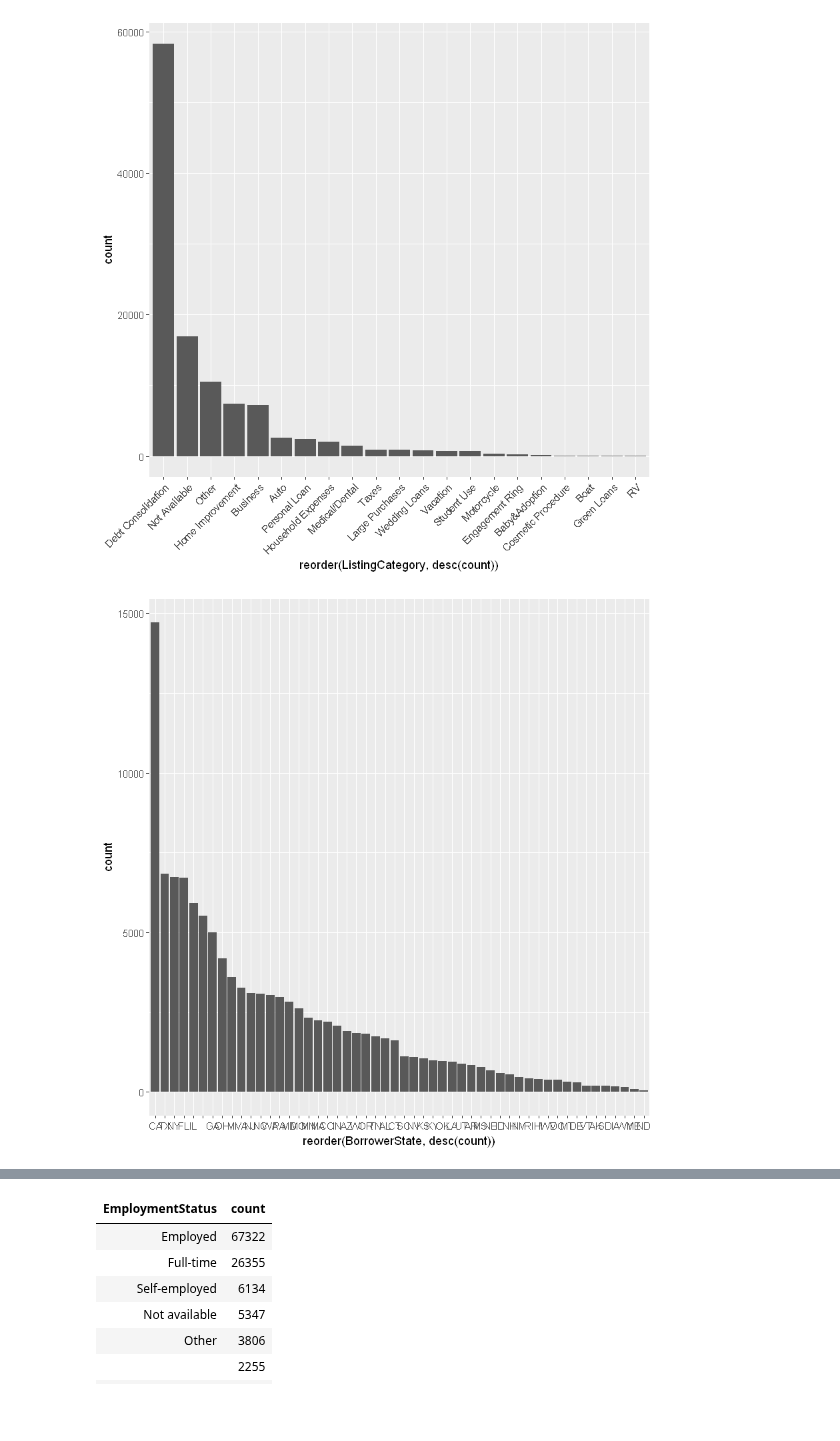
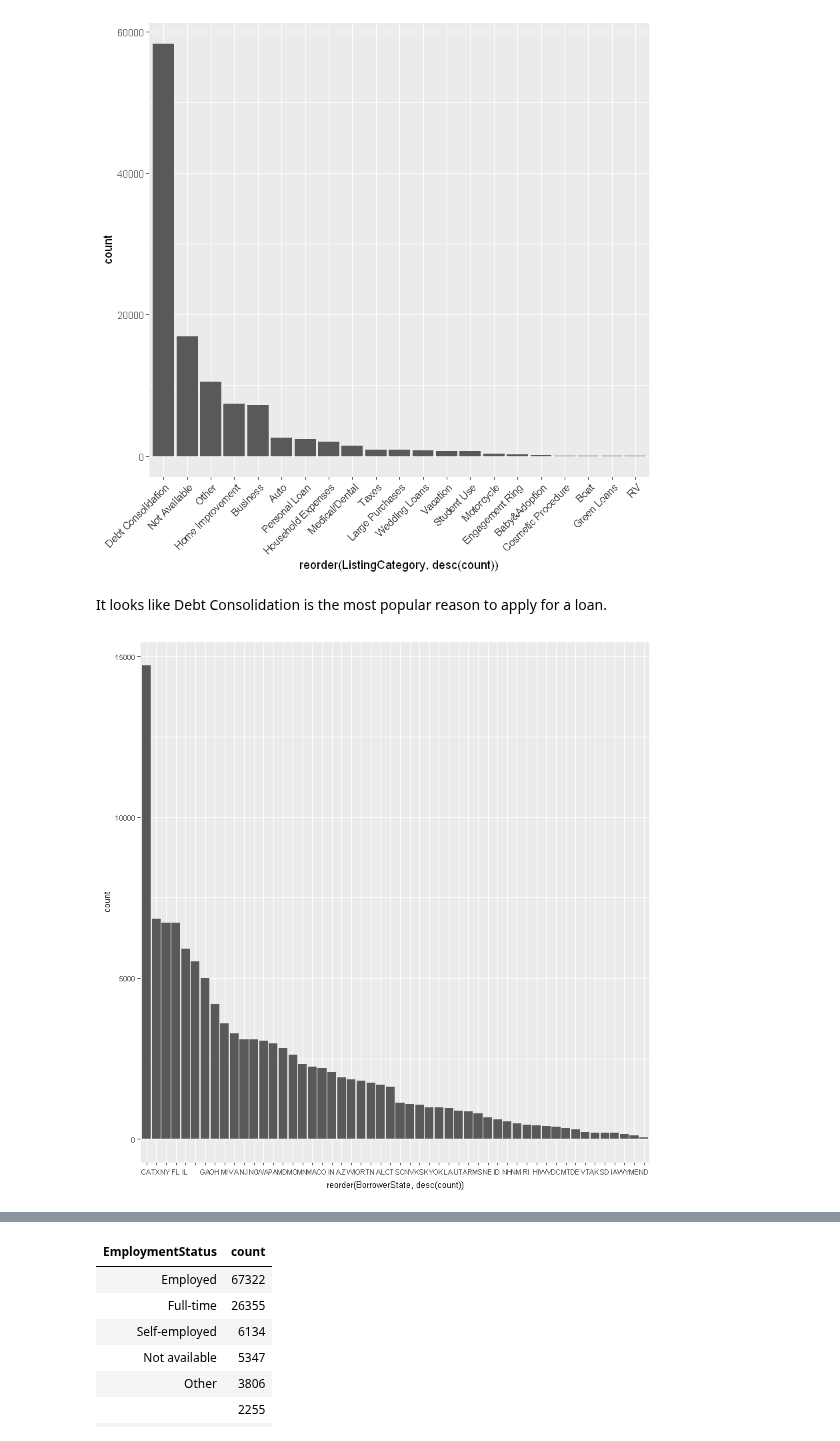
Before and after one commit to timdef/ProsperLoanEDA, a Jupyter notebook: UnivariateExploration.ipynb, the cells around one changed output, grey strips where cells are left out. Cells and saved outputs as stored; diff of their text form; code cells hidden in the pictures; blank space fills up the shorter version.

```diff
--- a/UnivariateExploration.ipynb
+++ b/UnivariateExploration.ipynb
@@ -431,13 +416,16 @@ geom_bar(stat="Identity") +
 theme(axis.text.x = element_text(angle = 45, hjust = 1))
 # %% [output]
 [figure]
+# %% [markdown]
+It looks like Debt Consolidation is the most popular reason to apply for a loan.
 # %%
 datadf %>%
 group_by(BorrowerState) %>%
 summarise(count = n()) %>%
-ggplot(aes(x=reorder(BorrowerState, desc(count)), y=count)) + geom_bar(stat="Identity")
+ggplot(aes(x=reorder(BorrowerState, desc(count)), y=count)) +
+geom_bar(stat="Identity") +
+theme(text = element_text(size=8))
 #SOMEDAY:choropleth here?
-#Adjusted for population.
 # %% [output]
-[figure, old version]
+[figure, new version]
 # %% [markdown]
```
Also changed, not shown: parts of 4 cells of this notebook.
